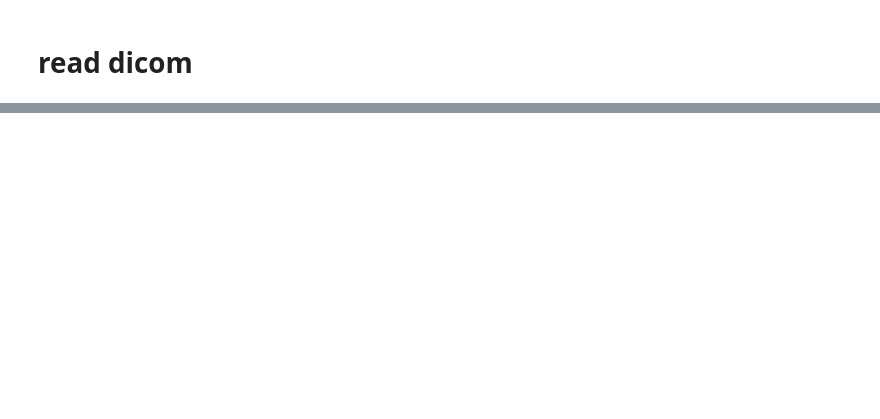
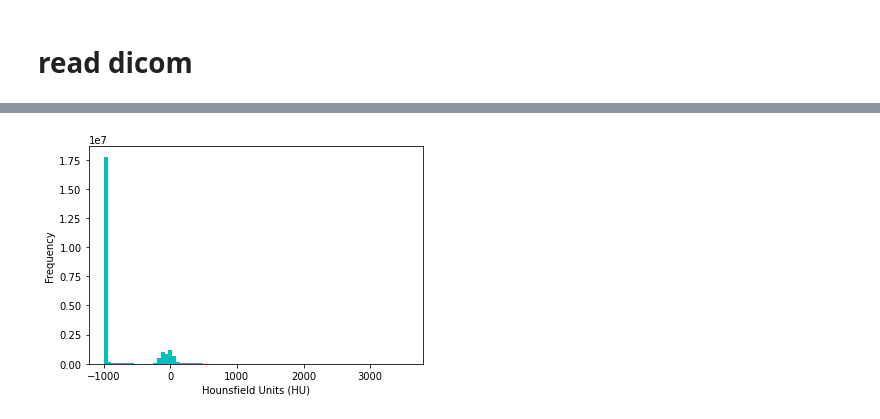
Before and after one commit to jefffang19/cbct, a Jupyter notebook: read_dicom.ipynb, the cells around one changed output, grey strips where cells are left out. Cells and saved outputs as stored; diff of their text form; code cells hidden in the pictures; blank space fills up the shorter version.

```diff
--- a/read_dicom.ipynb
+++ b/read_dicom.ipynb
@@ -204,0 +68,30 @@ https://stackoverflow.com/questions/44650888/resize-an-image-without-distortion-
+# %%
+def get_pixels_hu(slices):
+    #讀出像素值並且儲存成numpy的格式
+    image = np.stack([s.pixel_array for s in slices])
+
+    # 將超過機器掃描範圍的部分設為 0
+    # 通常intercept是 -1024, 經過計算之後空氣大約是 0
+    image[image < 0] = 0
+
+    # 轉換為Hounsfield units (HU)
+    for slice_number in range(len(slices)):
+
+        intercept = slices[slice_number].RescaleIntercept
+        slope = slices[slice_number].RescaleSlope
+
+        if slope != 1:
+            image[slice_number] = slope * image[slice_number].astype(np.float64)
+            image[slice_number] = image[slice_number].astype(np.int16)
+
+        image[slice_number] = image[slice_number].astype(np.int16) + np.int16(intercept)
+
+    return np.array(image, dtype=np.int16)
+# %%
+patient_pixels = get_pixels_hu(slices)
+plt.hist(patient_pixels.flatten(), bins=80, color='c')
+plt.xlabel("Hounsfield Units (HU)")
+plt.ylabel("Frequency")
+plt.show()
+# %% [output]
+[figure, added]
```
Also changed, not shown: parts of 44 cells of this notebook.
